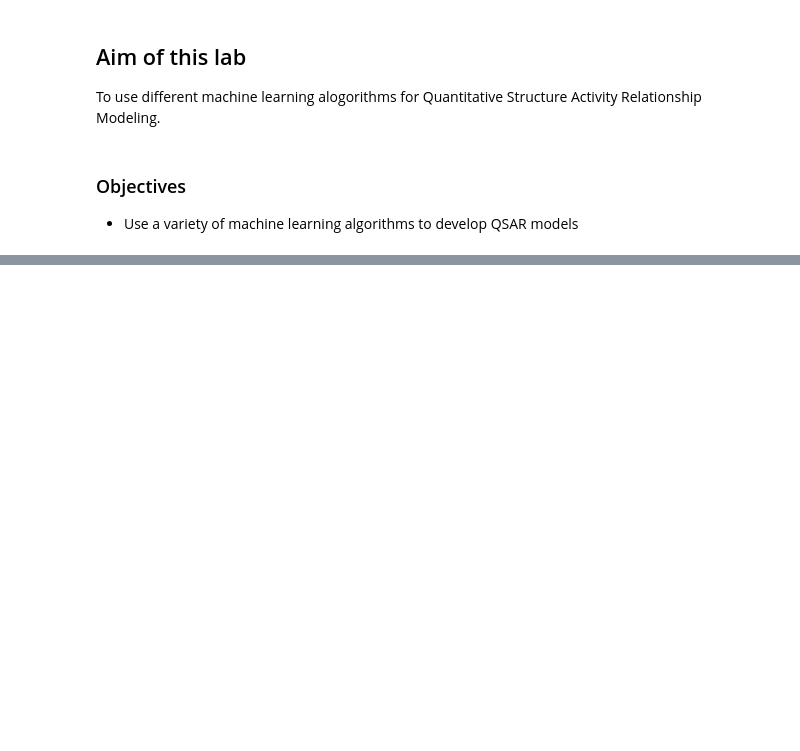
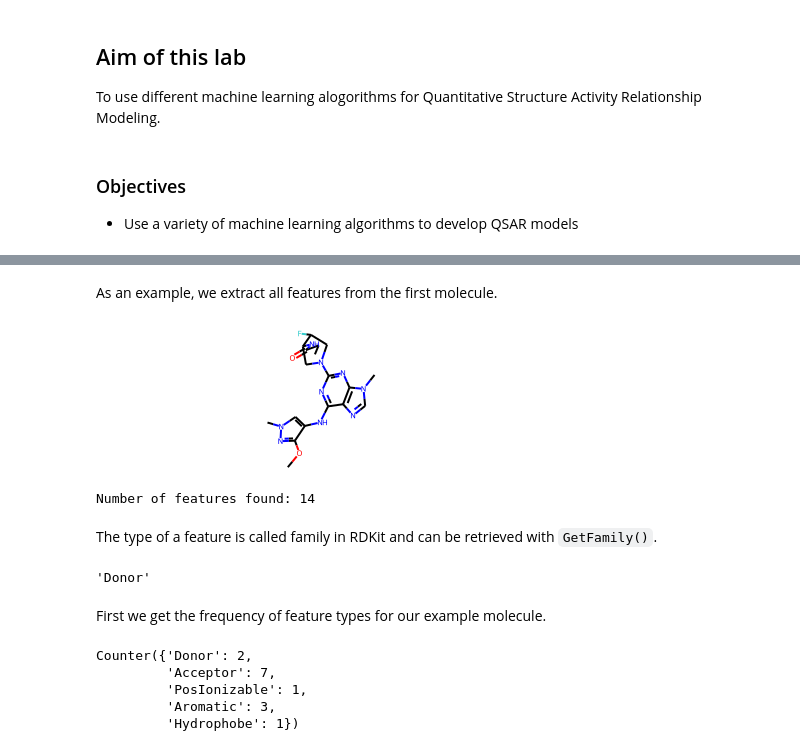
Before and after one commit to russodanielp/intro_cheminformatics, a Jupyter notebook: Lab 11 - Pharmacophores/lab.ipynb, the cells around one changed output, grey strips where cells are left out. Saved outputs shown, nothing was run; the diff lists cells and outputs as text; code cells hidden in the pictures; blank space fills up the shorter version.

```diff
--- a/Lab 11 - Pharmacophores/lab.ipynb
+++ b/Lab 11 - Pharmacophores/lab.ipynb
@@ -95,0 +250,32 @@ Regression
+# %% [markdown]
+As an example, we extract all features from the first molecule.
+# %%
+example_molecule = molecules[0]
+example_molecule
+# %% [output]
+[figure, added]
+# %%
+# NBVAL_CHECK_OUTPUT
+features = feature_factory.GetFeaturesForMol(example_molecule)
+print(f"Number of features found: {len(features)}")
+# %% [output]
+Number of features found: 14
+# %% [markdown]
+The type of a feature is called family in RDKit and can be retrieved with `GetFamily()`.
+# %%
+# NBVAL_CHECK_OUTPUT
+features[0].GetFamily()
+# %% [output]
+'Donor'
+# %% [markdown]
+First we get the frequency of feature types for our example molecule.
+# %%
+# NBVAL_CHECK_OUTPUT
+feature_frequency = collections.Counter([feature.GetFamily() for feature in features])
+feature_frequency
+# %% [output]
+Counter({'Donor': 2,
+         'Acceptor': 7,
+         'PosIonizable': 1,
+         'Aromatic': 3,
+         'Hydrophobe': 1})
```
Also changed, not shown: parts of 97 cells of this notebook, 11 other files.
